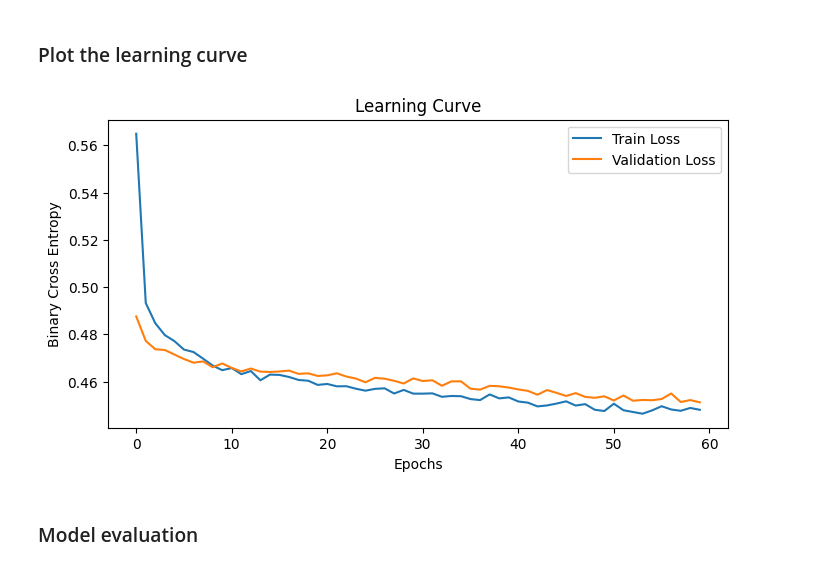
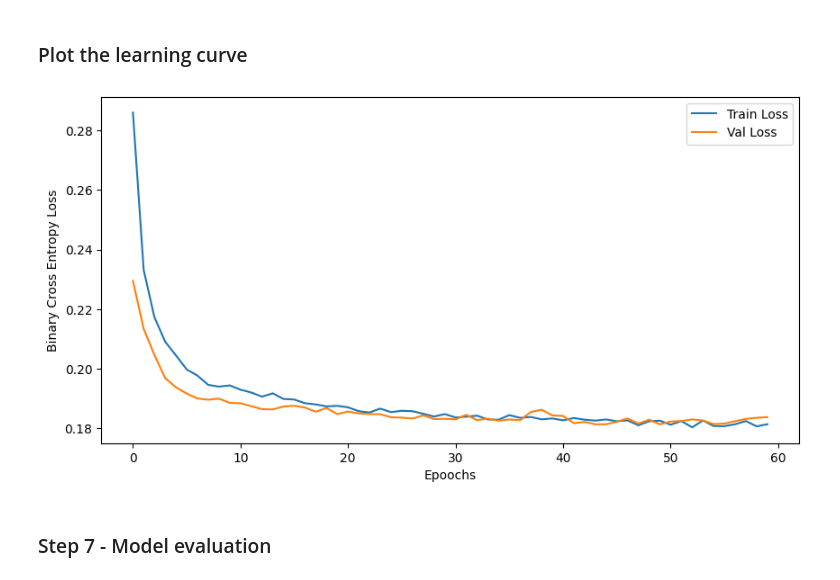
Before and after one commit to utkarshg1/Test1, a Jupyter notebook: Binary_Classification.ipynb, the cells around one changed output. Saved outputs shown, nothing was run; the diff lists cells and outputs as text; code cells hidden in the pictures.

```diff
--- a/Binary_Classification.ipynb
+++ b/Binary_Classification.ipynb
@@ -129 +124,4 @@ X.dtypes
 dtype: object
+# %%
+cat = list(X.columns[X.dtypes == "object"])
+con = list(X.columns[X.dtypes != "object"])
@@ -139,4 +155,16 @@ num_pipe = make_pipeline(
+# %%
+cat_pipe = make_pipeline(
+    SimpleImputer(strategy="most_frequent"),
+    OneHotEncoder(handle_unknown="ignore", sparse_output=False)
+)
+# %%
+pre = ColumnTransformer(
+    [
+        ("num", num_pipe, con),
+        ("cat", cat_pipe, cat)
+    ]
+).set_output(transform="pandas")
 # %%
-X_pre = num_pipe.fit_transform(X)
+X_pre = pre.fit_transform(X)
 X_pre.head()
 # %% [output]
@@ -276,17 +306,15 @@ Epoch 60/60
 # %%
-import matplotlib.pyplot as plt
-plt.figure(figsize=(8,4))
+plt.figure(figsize=(10, 5))
 plt.plot(hist.history["loss"], label="Train Loss")
-plt.plot(hist.history["val_loss"], label="Validation Loss")
-plt.xlabel("Epochs")
-plt.ylabel("Binary Cross Entropy")
-plt.title("Learning Curve")
+plt.plot(hist.history["val_loss"], label="Val Loss")
+plt.xlabel("Epoochs")
+plt.ylabel("Binary Cross Entropy Loss")
 plt.legend()
 plt.show()
 # %% [output]
-[figure, old version]
+[figure, new version]
 # %% [markdown]
-### Model evaluation
+### Step 7 - Model evaluation
 # %%
 model.evaluate(xtrain, ytrain)
 # %% [output]
```
Also changed, not shown: parts of 69 cells of this notebook.
